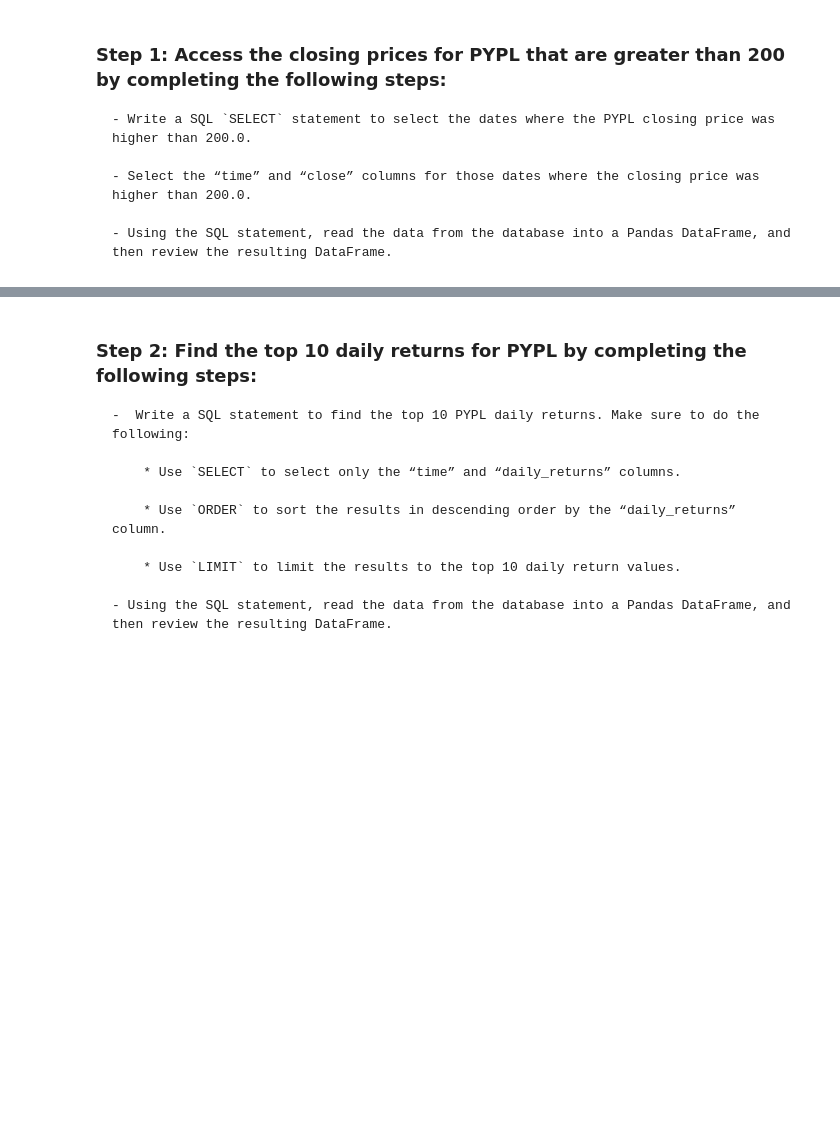
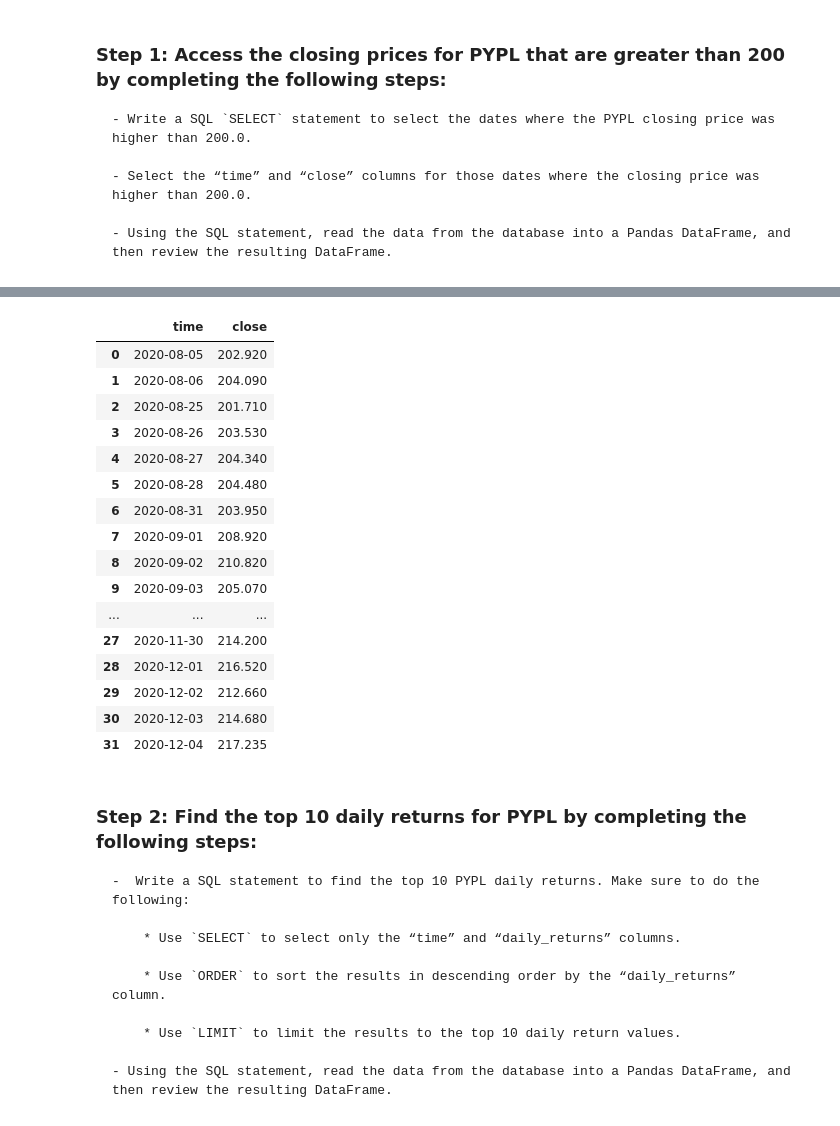
Before and after one commit to balllisaann/FinTech_Challenge_07_SQL_PassiveInvestments, a Jupyter notebook: etf_analyzer.ipynb, the cells around one changed output, grey strips where cells are left out. Cells and saved outputs as stored; diff of their text form; code cells hidden in the pictures; blank space fills up the shorter version.

```diff
--- a/etf_analyzer.ipynb
+++ b/etf_analyzer.ipynb
@@ -260,8 +238,8 @@ WHERE close > 200
 '''
 
 # Using the query, read the data from the database into a Pandas DataFrame
-pypl_higher_than_200 = engine.execute(query)
+pypl_higher_than_200 = pd.read_sql_query(query, con=engine, parse_dates='time')
 
 # Review the resulting DataFrame
-list(pypl_higher_than_200)
+pypl_higher_than_200
 # %% [output]
@@ -285,3 +246,20 @@ list(pypl_higher_than_200)
+|  | time | close |
+| 0 | 2020-08-05 | 202.920 |
+| 1 | 2020-08-06 | 204.090 |
+| 2 | 2020-08-25 | 201.710 |
+| 3 | 2020-08-26 | 203.530 |
+| 4 | 2020-08-27 | 204.340 |
+| 5 | 2020-08-28 | 204.480 |
+| 6 | 2020-08-31 | 203.950 |
+| 7 | 2020-09-01 | 208.920 |
+| 8 | 2020-09-02 | 210.820 |
+| 9 | 2020-09-03 | 205.070 |
+| ... | ... | ... |
+| 27 | 2020-11-30 | 214.200 |
+| 28 | 2020-12-01 | 216.520 |
+| 29 | 2020-12-02 | 212.660 |
+| 30 | 2020-12-03 | 214.680 |
+| 31 | 2020-12-04 | 217.235 |
 # %% [markdown]
 ### Step 2: Find the top 10 daily returns for PYPL by completing the following steps:
 
```
Also changed, not shown: parts of 12 cells of this notebook, 24 other files.
